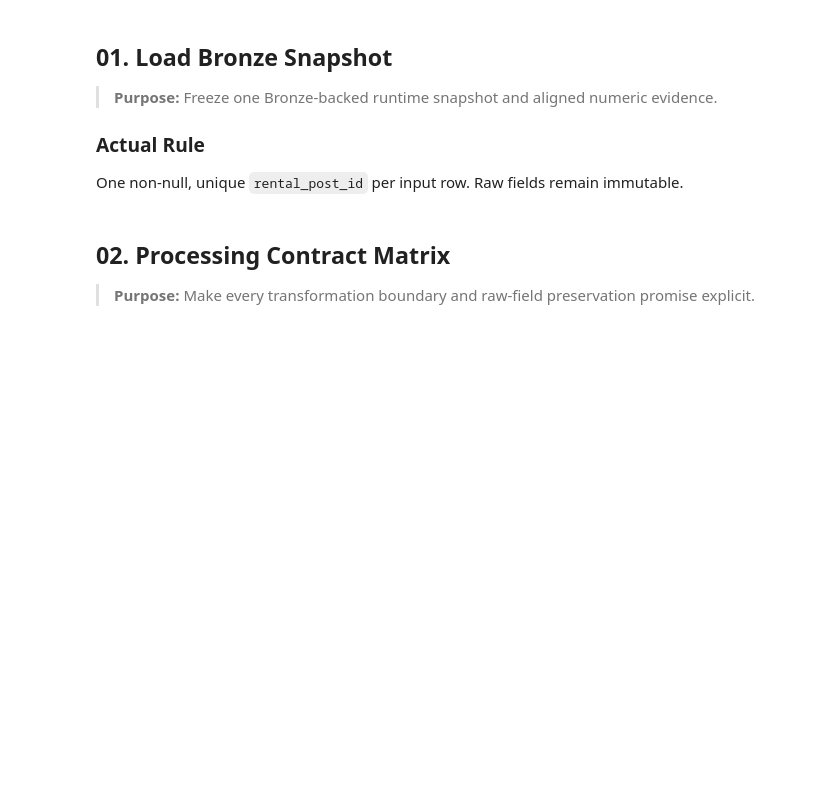
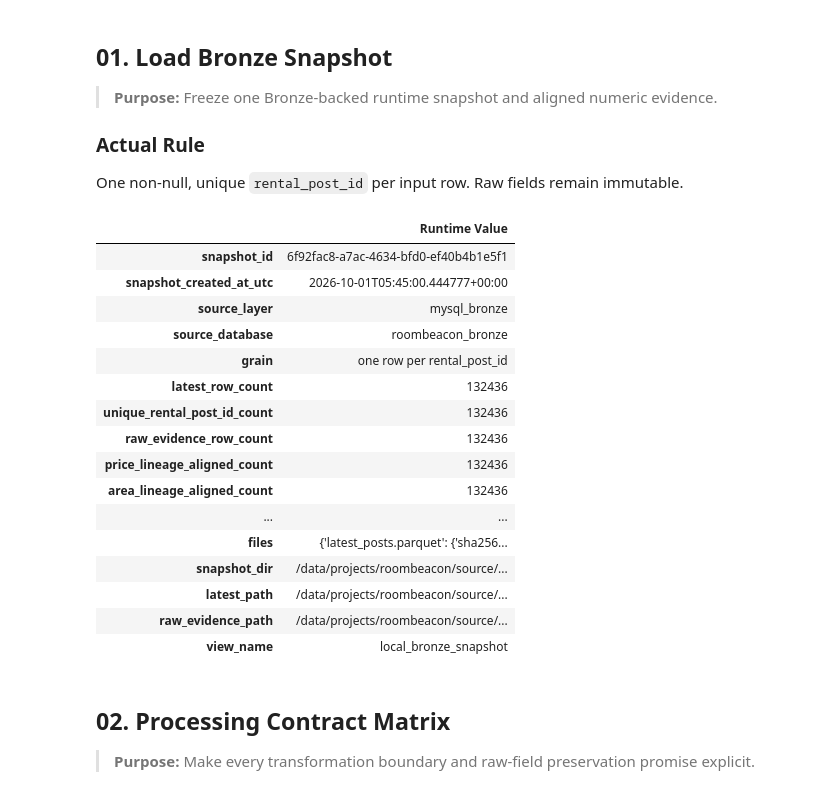
Before and after one commit to HauCoder2005/roombeacon-system, a Jupyter notebook: notebooks/02_roombeacon_silver.ipynb, the cells around one changed output. Saved outputs shown, nothing was run; the diff lists cells and outputs as text; code cells hidden in the pictures; blank space fills up the shorter version.

```diff
--- a/notebooks/02_roombeacon_silver.ipynb
+++ b/notebooks/02_roombeacon_silver.ipynb
@@ -70,11 +71,30 @@ The diagram is explanatory. `build_silver_dataset()` remains the canonical trans
 ### Actual Rule
 One non-null, unique `rental_post_id` per input row. Raw fields remain immutable.
 # %%
-conn=create_analytics_connection()
-bronze_df, raw_evidence, RUN_CONTEXT=load_snapshot(conn, PROJECT_ROOT)
+SNAPSHOT_DIR=PROJECT_ROOT/'data'/'bronze'/'snapshot'
+bronze_df, raw_evidence, RUN_CONTEXT=load_bronze_snapshot(SNAPSHOT_DIR)
+conn=duckdb.connect(':memory:')
 BRONZE_COLUMNS=bronze_df.columns.tolist(); RAW_FINGERPRINT=bronze_df.copy(deep=True)
 assert len(bronze_df)>0 and bronze_df.rental_post_id.notna().all() and bronze_df.rental_post_id.is_unique
 display(pd.Series(RUN_CONTEXT, name='Runtime Value').to_frame())
+# %% [output]
+|  | Runtime Value |
+| snapshot_id | 6f92fac8-a7ac-4634-bfd0-ef40b4b1e5f1 |
+| snapshot_created_at_utc | 2026-10-01T05:45:00.444777+00:00 |
+| source_layer | mysql_bronze |
+| source_database | roombeacon_bronze |
+| grain | one row per rental_post_id |
+| latest_row_count | 132436 |
+| unique_rental_post_id_count | 132436 |
+| raw_evidence_row_count | 132436 |
+| price_lineage_aligned_count | 132436 |
+| area_lineage_aligned_count | 132436 |
+| ... | ... |
+| files | {'latest_posts.parquet': {'sha256... |
+| snapshot_dir | /data/projects/roombeacon/source/... |
+| latest_path | /data/projects/roombeacon/source/... |
+| raw_evidence_path | /data/projects/roombeacon/source/... |
+| view_name | local_bronze_snapshot |
 # %% [markdown]
 ## 02. Processing Contract Matrix
 
```
Also changed, not shown: parts of 19 cells of this notebook, 30 other files.
